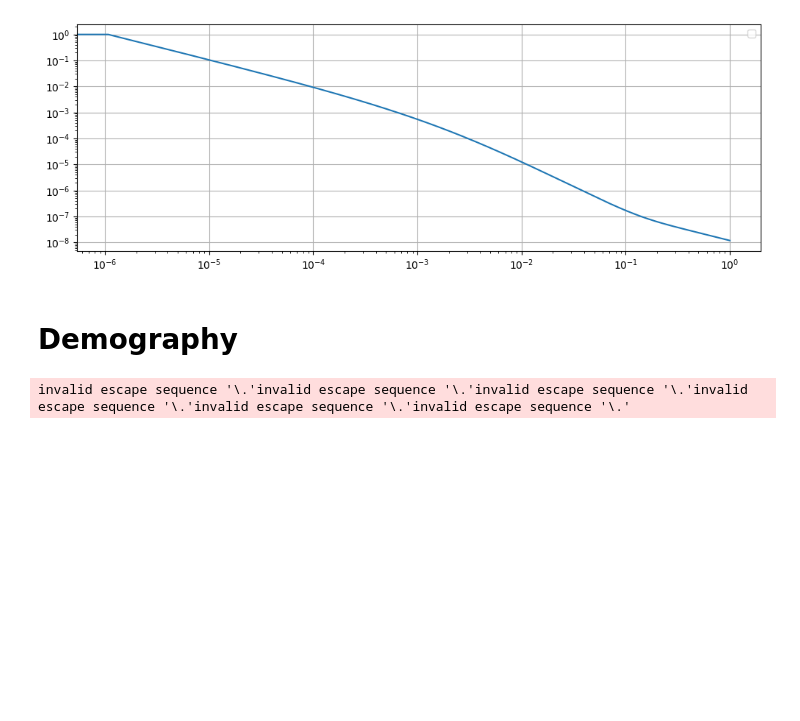
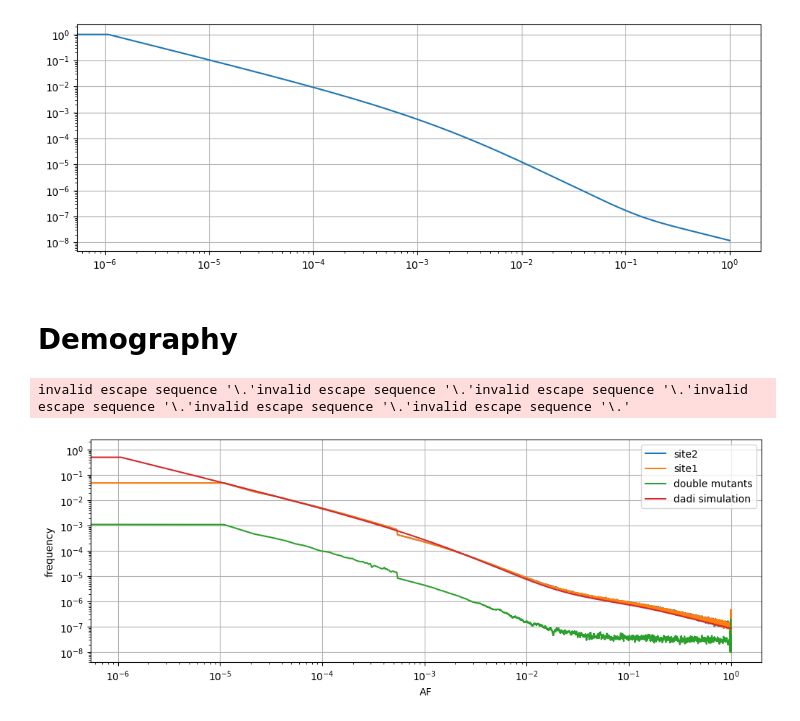
Before and after one commit to emkoch/popspec, a Jupyter notebook: Effect_size.ipynb, the cells around one changed output. Cells and saved outputs as stored; diff of their text form; code cells hidden in the pictures; blank space fills up the shorter version.

Commit message:
no more dadi issues

```diff
--- a/Effect_size.ipynb
+++ b/Effect_size.ipynb
@@ -316,8 +316,8 @@ xx = dadi.Numerics.default_grid(5000)
 # We want to estimate phi for our given demography. First a
 # burn in period
 phi = PhiManip.phi_1D(xx)
-# initial_pop = 14620
-initial_pop = 1000
+initial_pop = 14620
+# initial_pop = 1000
 phi = Integration.one_pop(phi, xx, 100000, nu=initial_pop)
 
 # # Next, we want demography. Create a lambda function representing
@@ -325,14 +325,3 @@ phi = Integration.one_pop(phi, xx, 100000, nu=initial_pop)
 populations = pd.read_csv('demo_Ns.txt', header=None).to_numpy().squeeze()
 nu_func = lambda t : 2*populations[int(t)]
 phi = Integration.one_pop(phi, xx, 999, nu=nu_func)
-
-# nuB = 100
-# TB = 1
-# phi1 = Integration.one_pop(phi, xx, TB, nu = nuB)
-
-# nuF = 5000
-# T = 1000
-# nu_func = lambda t: nuB * (nuF/nuB) ** (t/T)
-
-# phi2 = Integration.one_pop(phi1, xx, T, nu=nu_func)
-# fs = Spectrum.from_phi(phi2, ([5000]), (xx, ))
@@ -451,31 +388,34 @@ def line_scat(val_vec):
             d[i] = 0
         d[i] += 1
     ks = sorted(list(d.keys()))
     vs = [d[i] for i in ks]
     return ks, vs
 
 ks_1, vs_1 = line_scat(sim_df["N01"] + sim_df["N11"])
 ks_2, vs_2 = line_scat(sim_df["N10"] + sim_df["N11"])
 ks_3, vs_3 = line_scat(sim_df["N11"])
 
 vs_1 = windowSmoothing(vs_1, 50)
 vs_2 = windowSmoothing(vs_2, 50)
 vs_3 = windowSmoothing(vs_3, 50)
 
 ks_1 = ks_1 / sim_df.iloc[0, :].sum()
 ks_2 = ks_2 / sim_df.iloc[0, :].sum()
 ks_3 = ks_3 / sim_df.iloc[0, :].sum()
 
 plt.plot(np.array(ks_2), np.array(vs_2)/len(sim_df), label="site2")
 plt.plot(np.array(ks_1), np.array(vs_1)/len(sim_df), label="site1")
 plt.plot(np.array(ks_3), np.array(vs_3)/len(sim_df), label="double mutants")
 # plt.plot(x, y, label="hyperbolic expectation")
 
-plt.plot(xx, phi/np.max(phi), label='dadi simulation')
+plt.plot(xx, phi/(2*np.max(phi)), label='dadi simulation')
 
 plt.yscale("log")
 plt.xscale("log")
 plt.grid()
 plt.legend()
 plt.xlabel("AF")
 plt.ylabel("frequency")
+plt.show()
+# %% [output]
+[figure, added]
```
Also changed, not shown: parts of 2 cells of this notebook.
